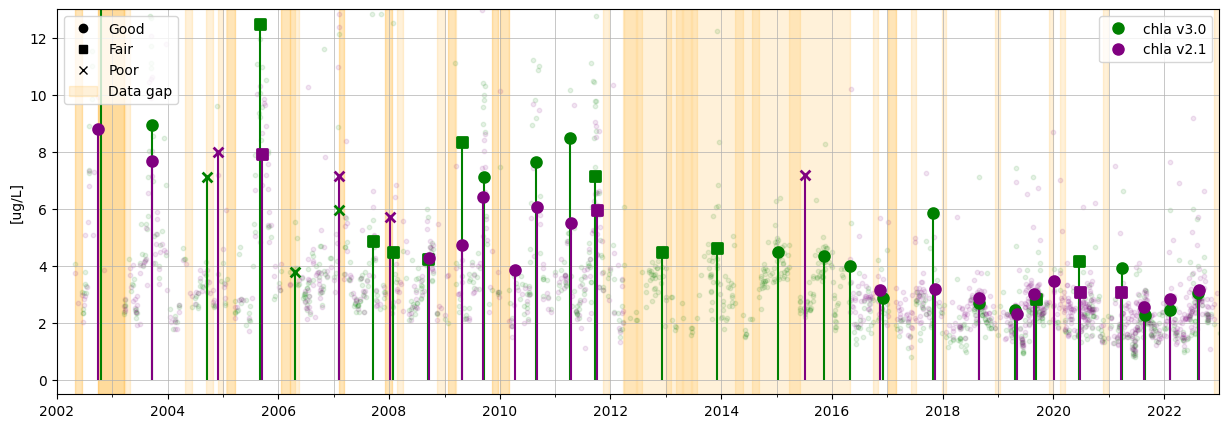
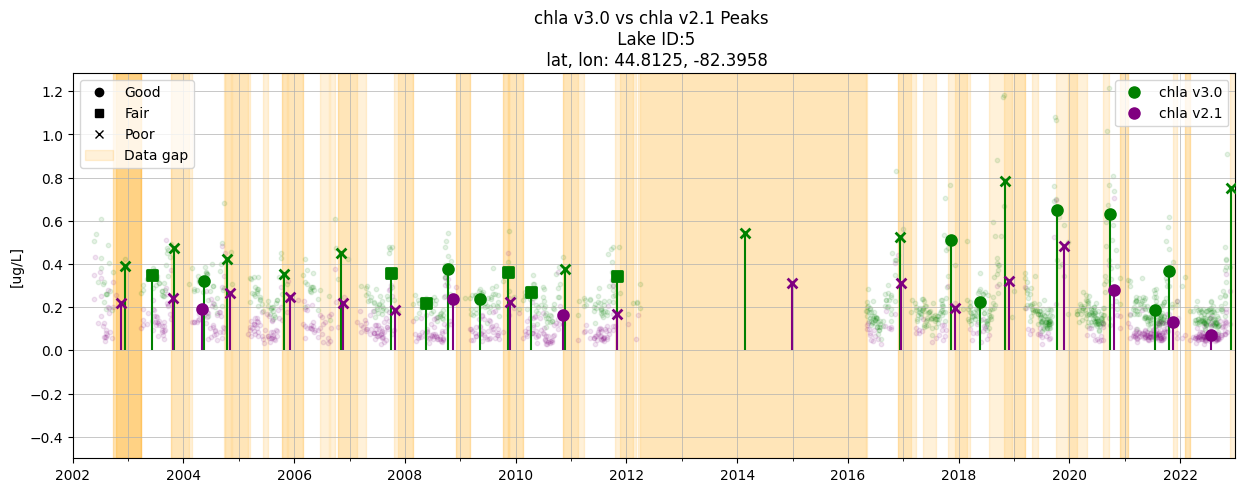
The notebook cell's code change between the first figure and the second:
--- before
+++ after
@@ -1,3 +1,4 @@
+# change the color of chlorophyll v2.1 from green to purple to better distinguish it from chlorophyll v3.0
+
 fig, ax = plt.subplots(1,1,figsize=(15,5))
 chla_v3.extrema_comparison(chla_v2, i,j, ax, purple_chla21=True)
-ax.set_title("")

Commit: working on visualizations